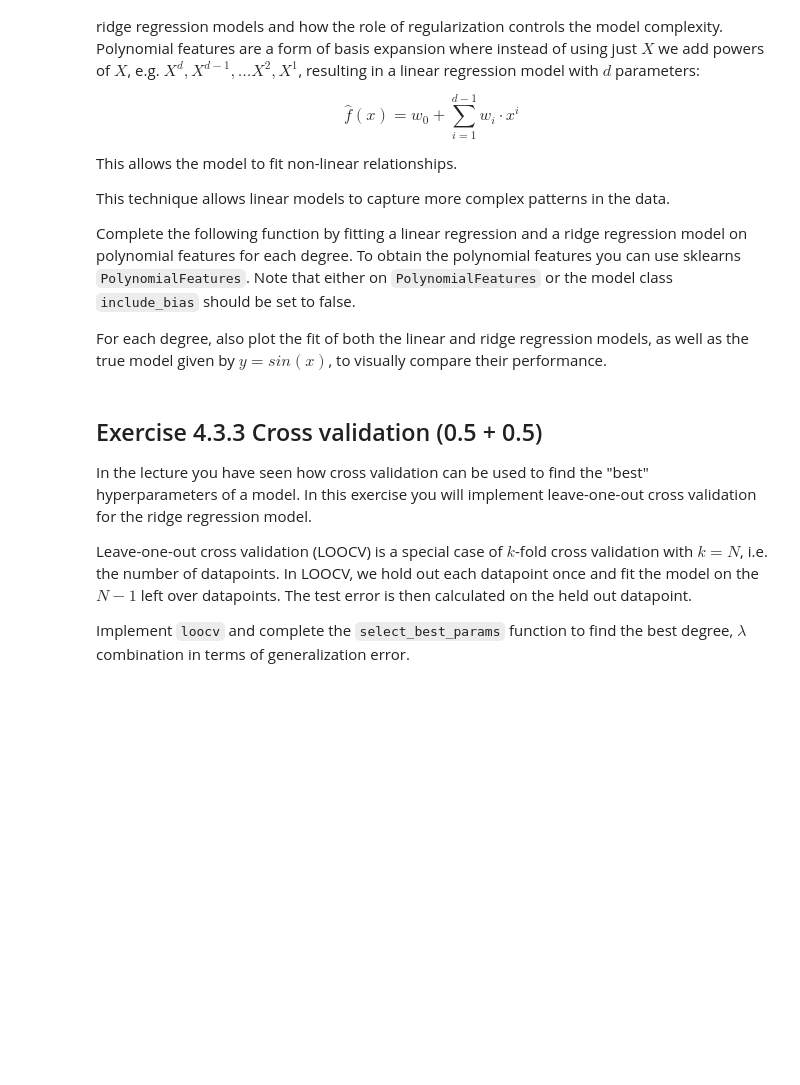
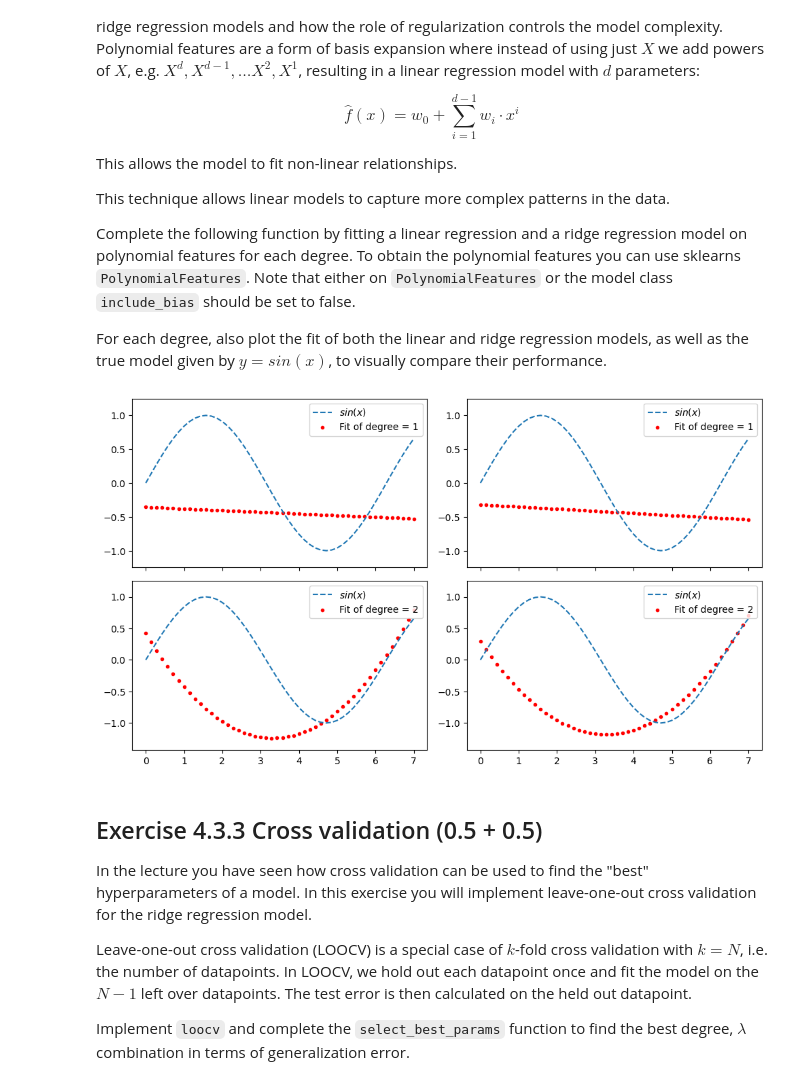
Before and after one commit to Kanakanajm/nnti, a Jupyter notebook: Assignment_4/code/assignment4.ipynb, the cells around one changed output. Saved outputs shown, nothing was run; the diff lists cells and outputs as text; code cells hidden in the pictures; blank space fills up the shorter version.

Commit message:
Done compare degree

```diff
--- a/Assignment_4/code/assignment4.ipynb
+++ b/Assignment_4/code/assignment4.ipynb
@@ -62,7 +62,8 @@ class Estimator:
 class linear_regression(Estimator):
 
     def fit(self, X: np.ndarray, y: np.ndarray):
-        # self.w = ...
+        X = self.get_design_matrix(X)
+        self.w = np.linalg.inv(X.T @ X) @ X.T @ y
         return self
 
 
@@ -96,21 +97,49 @@ For each degree, also plot the fit of both the linear and ridge regression model
 # %%
 def compare_degree(X: np.ndarray, y: np.ndarray, X_test: np.ndarray, y_test: np.ndarray, d: int = 7) -> None:
     """
     Plots the fit for linear and ridge regression with polynomial basis of degrees 1 to d
     E.g. for degree 2 we plot the linear/ridge regression model w_1 * X^2 + w_2 * X + w_0
 
     """
-    fig, axes = plt.subplots(d-1, 2, sharex="all", sharey="all")
-    fig.set_size_inches(10, 7)
-    axes[0,0].set_title("Linear regression")
-    axes[0,1].set_title("Ridge regression")
+    fig, axes = plt.subplots(d, 2, sharex="all")
+    fig.set_size_inches(10, 20 / 7 * d)
 
-    # Plot linear regression fit in first row, ridge regression in second row
-    # Don't forget to transform the features and to plot the true function
-    X_true, y_true = sample_sin(np.random.default_rng(0))
-    axes[0,0].scatter(X_true, y_true, marker=".")
-    plt.plot(X_test, y_test, label="$f(x)$", linestyle="dashed")
-    plt.legend()
-    # Your code here ...
+    for degree in range(1, d+1):
+        if d-1 == 0:
+            lr_axis = 0
+            rr_axis = 1
+        else:
+            lr_axis = degree-1, 0
+            rr_axis = degree-1, 1
+
+        # Plot linear regression fit in first row, ridge regression in second row
+        # Don't forget to transform the features and to plot the true function
+        axes[lr_axis].plot(X_test, y_test, label="$sin(x)$", linestyle="dashed")
+        axes[rr_axis].plot(X_test, y_test, label="$sin(x)$", linestyle="dashed")
+
+        p_features = PolynomialFeatures(degree=degree, include_bias=False)
+        lr = linear_regression()
+        lr.fit(p_features.fit_transform(X), y)
+        y_pred = lr.predict(p_features.fit_transform(X_test))
+
+        axes[lr_axis].scatter(X_test, y_pred, marker='.', color='r', label=f'Fit of degree = {degree}')
+
+        rr = ridge_regression(lambda_=0.3)
+        rr.fit(p_features.fit_transform(X), y)
+        y_pred = rr.predict(p_features.fit_transform(X_test))
+
+        axes[rr_axis].scatter(X_test, y_pred, marker='.', color='r', label=f'Fit of degree = {degree}')
+
+        axes[lr_axis].legend(loc='best')
+        axes[rr_axis].legend(loc='best')
+
+        axes[lr_axis].set_ylim([np.append(y_pred, y_test).min() - 0.25,
+                                np.append(y_test, y_pred).max() + 0.25])
+        axes[rr_axis].set_ylim([np.append(y_pred, y_test).min() - 0.25,
+                                np.append(y_test, y_pred).max() + 0.25])
 
     fig.tight_layout()
+
+compare_degree(X, y, X_test, y_test, d = 2)
+# %% [output]
+[figure, added]
```
Also changed, not shown: parts of 1 cell of this notebook.
